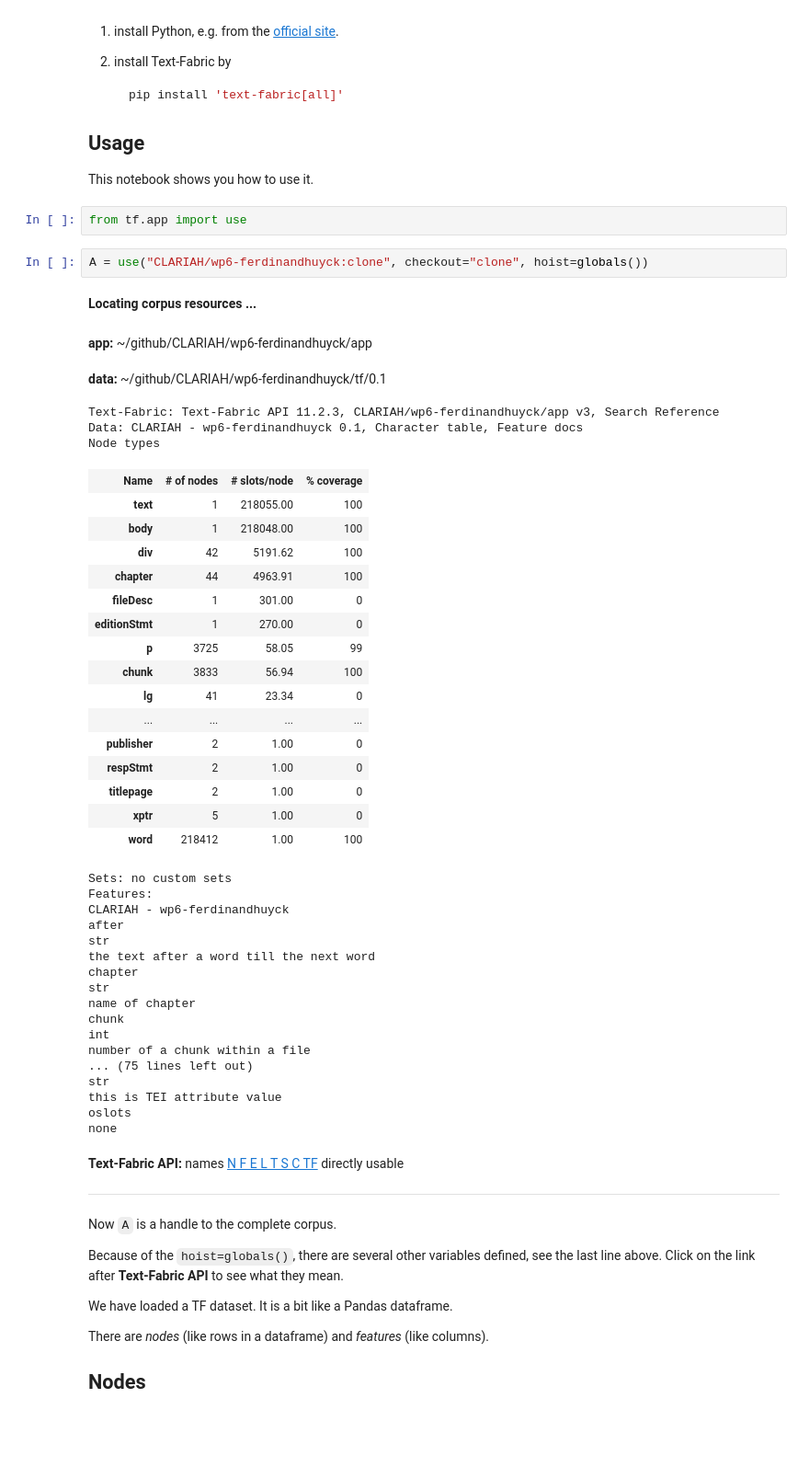
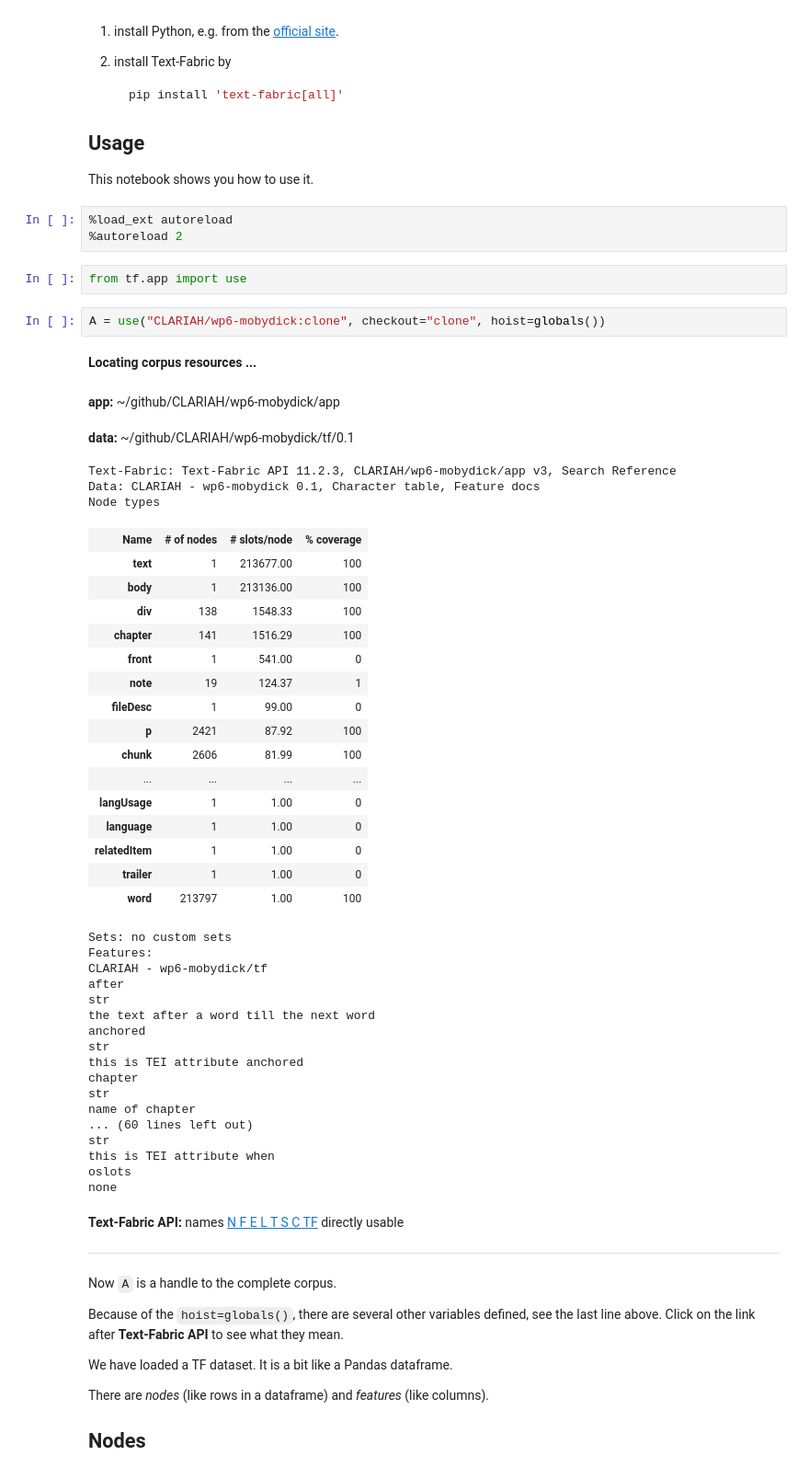
Before and after one commit to CLARIAH/wp6-mobydick, a Jupyter notebook: tutorial/start.ipynb, the cells around one changed output. Shown: that part at 92% size. Cells and saved outputs as stored; diff of their text form; blank space fills up the shorter version.

```diff
--- a/tutorial/start.ipynb
+++ b/tutorial/start.ipynb
@@ -14,48 +14,51 @@
 ## Usage
 
 This notebook shows you how to use it.
+# %%
+%load_ext autoreload
+%autoreload 2
 # %%
 from tf.app import use
 # %%
-A = use("CLARIAH/wp6-ferdinandhuyck:clone", checkout="clone", hoist=globals())
+A = use("CLARIAH/wp6-mobydick:clone", checkout="clone", hoist=globals())
 # %% [output]
 **Locating corpus resources ...**
-app: ~/github/CLARIAH/wp6-ferdinandhuyck/app
+app: ~/github/CLARIAH/wp6-mobydick/app
-data: ~/github/CLARIAH/wp6-ferdinandhuyck/tf/0.1
+data: ~/github/CLARIAH/wp6-mobydick/tf/0.1
-Text-Fabric: Text-Fabric API 11.2.3, CLARIAH/wp6-ferdinandhuyck/app v3, Search Reference
-Data: CLARIAH - wp6-ferdinandhuyck 0.1, Character table, Feature docs
+Text-Fabric: Text-Fabric API 11.2.3, CLARIAH/wp6-mobydick/app v3, Search Reference
+Data: CLARIAH - wp6-mobydick 0.1, Character table, Feature docs
 Node types
 | Name | # of nodes | # slots/node | % coverage |
-| text | 1 | 218055.00 | 100 |
-| body | 1 | 218048.00 | 100 |
-| div | 42 | 5191.62 | 100 |
-| chapter | 44 | 4963.91 | 100 |
-| fileDesc | 1 | 301.00 | 0 |
-| editionStmt | 1 | 270.00 | 0 |
-| p | 3725 | 58.05 | 99 |
-| chunk | 3833 | 56.94 | 100 |
-| lg | 41 | 23.34 | 0 |
+| text | 1 | 213677.00 | 100 |
+| body | 1 | 213136.00 | 100 |
+| div | 138 | 1548.33 | 100 |
+| chapter | 141 | 1516.29 | 100 |
+| front | 1 | 541.00 | 0 |
+| note | 19 | 124.37 | 1 |
+| fileDesc | 1 | 99.00 | 0 |
+| p | 2421 | 87.92 | 100 |
+| chunk | 2606 | 81.99 | 100 |
 | ... | ... | ... | ... |
-| publisher | 2 | 1.00 | 0 |
-| respStmt | 2 | 1.00 | 0 |
-| titlepage | 2 | 1.00 | 0 |
-| xptr | 5 | 1.00 | 0 |
-| word | 218412 | 1.00 | 100 |
+| langUsage | 1 | 1.00 | 0 |
+| language | 1 | 1.00 | 0 |
+| relatedItem | 1 | 1.00 | 0 |
+| trailer | 1 | 1.00 | 0 |
+| word | 213797 | 1.00 | 100 |
 Sets: no custom sets
 Features:
-CLARIAH - wp6-ferdinandhuyck
+CLARIAH - wp6-mobydick/tf
 after
 str
 the text after a word till the next word
+anchored
+str
+this is TEI attribute anchored
 chapter
 str
 name of chapter
-chunk
-int
-number of a chunk within a file
-... (75 lines left out)
+... (60 lines left out)
 str
-this is TEI attribute value
+this is TEI attribute when
 oslots
 none
 Text-Fabric API: names N F E L T S C TF directly usable
```
Also changed, not shown: parts of 17 cells of this notebook, 9 other files.
